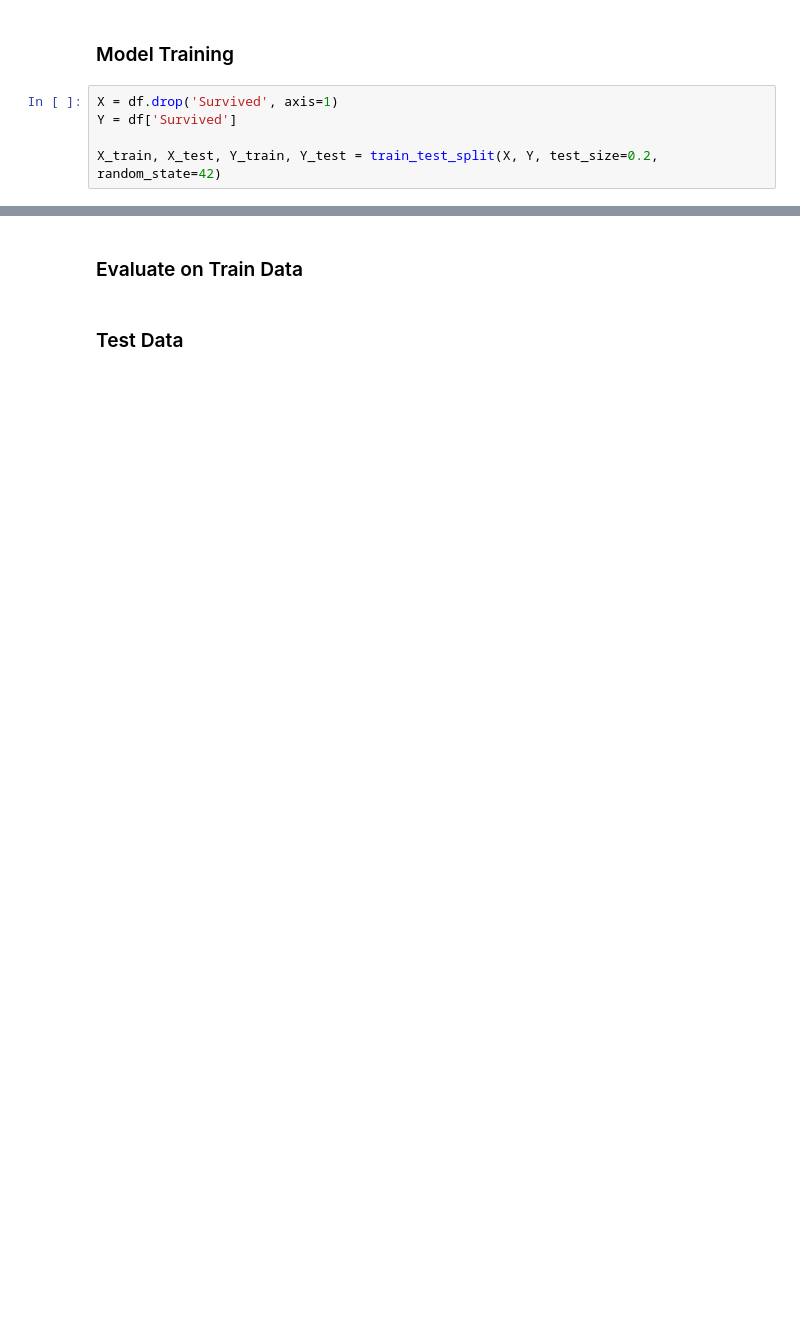
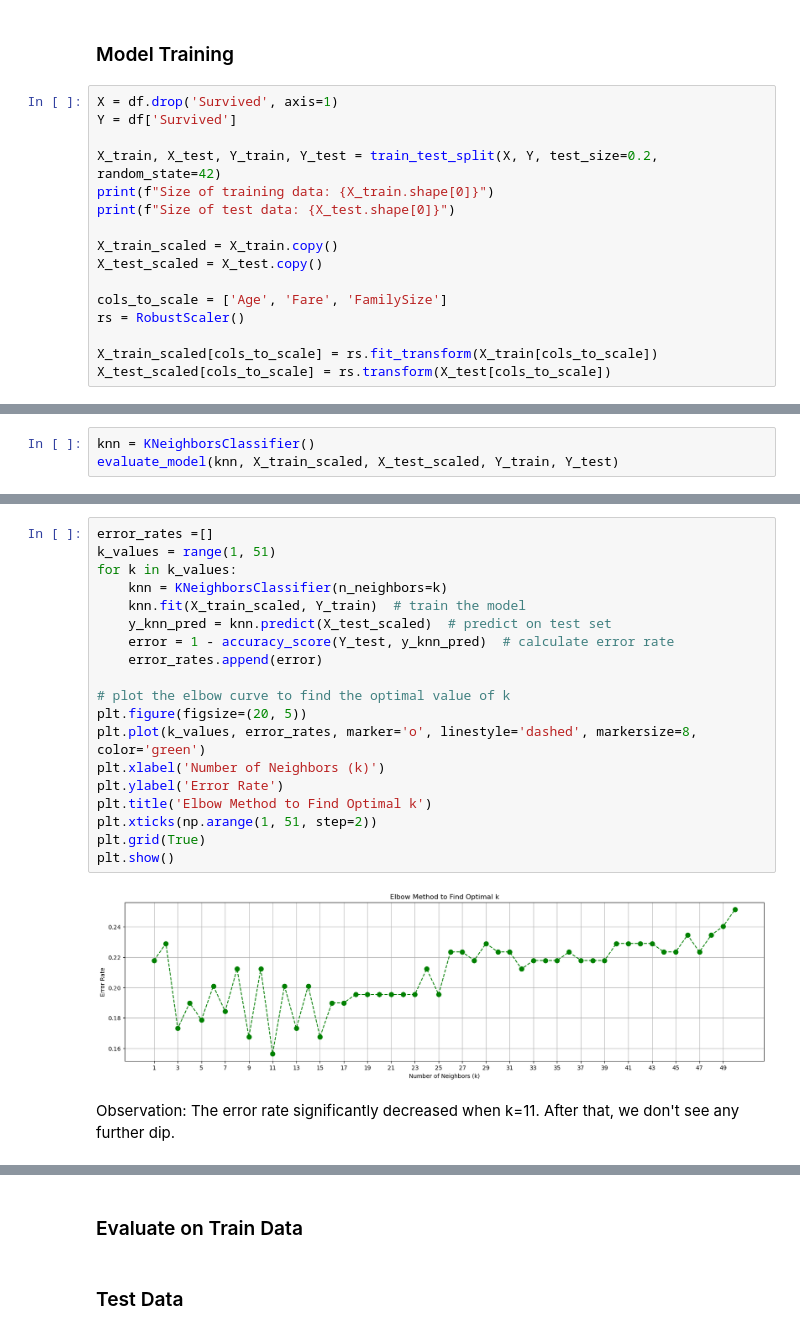
Before and after one commit to Graceyujung/Kaggle, a Jupyter notebook: Kaggle/titanic/titanic.ipynb, the cells around one changed output, grey strips where cells are left out. Drawn from its saved outputs; the diff is of its cells as text; blank space fills up the shorter version.

```diff
--- a/Kaggle/titanic/titanic.ipynb
+++ b/Kaggle/titanic/titanic.ipynb
@@ -363,3 +374,14 @@ X = df.drop('Survived', axis=1)
 Y = df['Survived']
 
 X_train, X_test, Y_train, Y_test = train_test_split(X, Y, test_size=0.2, random_state=42)
+print(f"Size of training data: {X_train.shape[0]}")
+print(f"Size of test data: {X_test.shape[0]}")
+
+X_train_scaled = X_train.copy()
+X_test_scaled = X_test.copy()
+
+cols_to_scale = ['Age', 'Fare', 'FamilySize']
+rs = RobustScaler()
+
+X_train_scaled[cols_to_scale] = rs.fit_transform(X_train[cols_to_scale])
+X_test_scaled[cols_to_scale] = rs.transform(X_test[cols_to_scale])
@@ -365,0 +456,3 @@ X_train, X_test, Y_train, Y_test = train_test_split(X, Y, test_size=0.2, random_
+# %%
+knn = KNeighborsClassifier()
+evaluate_model(knn, X_train_scaled, X_test_scaled, Y_train, Y_test)
@@ -365,0 +486,23 @@ X_train, X_test, Y_train, Y_test = train_test_split(X, Y, test_size=0.2, random_
+# %%
+error_rates =[]
+k_values = range(1, 51)
+for k in k_values:
+    knn = KNeighborsClassifier(n_neighbors=k)
+    knn.fit(X_train_scaled, Y_train)  # train the model
+    y_knn_pred = knn.predict(X_test_scaled)  # predict on test set
+    error = 1 - accuracy_score(Y_test, y_knn_pred)  # calculate error rate
+    error_rates.append(error)
+
+# plot the elbow curve to find the optimal value of k
+plt.figure(figsize=(20, 5))
+plt.plot(k_values, error_rates, marker='o', linestyle='dashed', markersize=8, color='green')
+plt.xlabel('Number of Neighbors (k)')
+plt.ylabel('Error Rate')
+plt.title('Elbow Method to Find Optimal k')
+plt.xticks(np.arange(1, 51, step=2))
+plt.grid(True)
+plt.show()
+# %% [output]
+[figure, added]
+# %% [markdown]
+Observation: The error rate significantly decreased when k=11. After that, we don't see any further dip.
```
Also changed, not shown: parts of 54 cells of this notebook.
